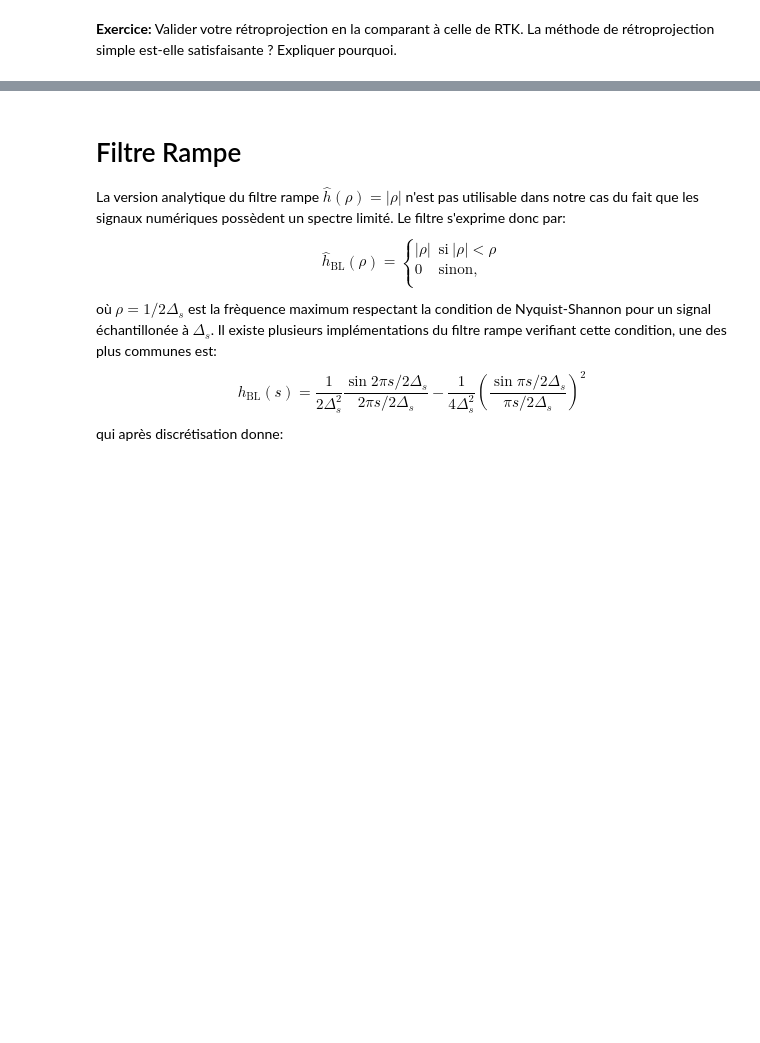
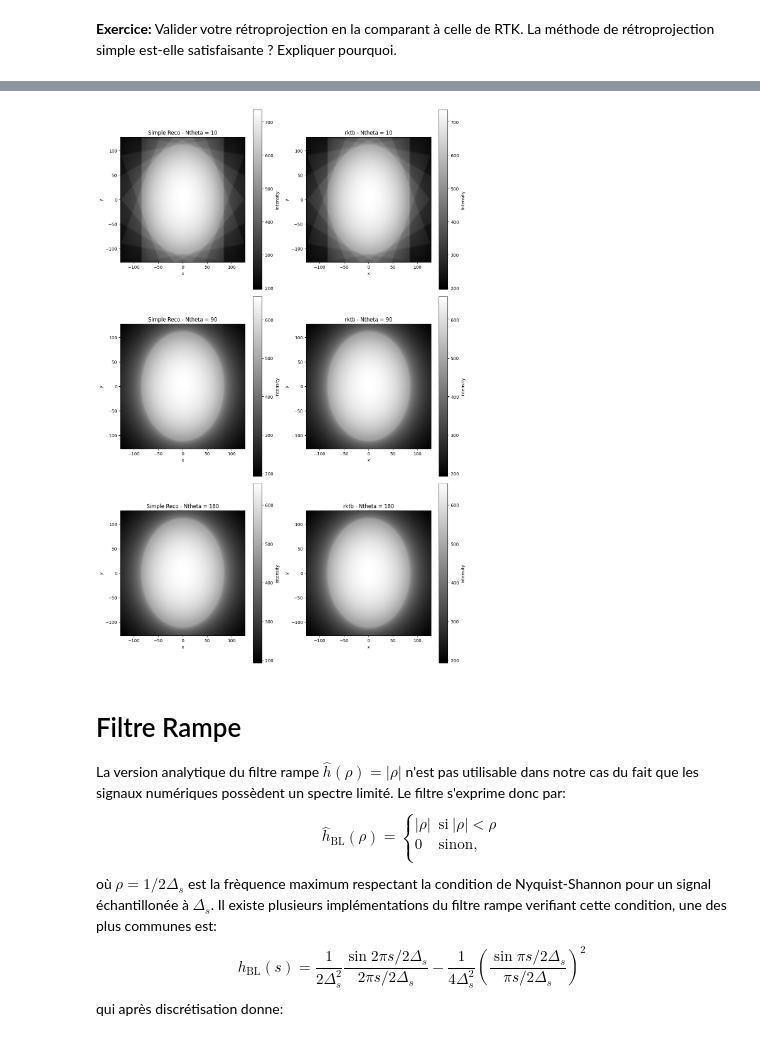
Before and after one commit to GaelleLeroux/5ETI_Imagerie_medical, a Jupyter notebook: tp_tomo.ipynb, the cells around one changed output, grey strips where cells are left out. Drawn from its saved outputs; the diff is of its cells as text; code cells hidden in the pictures; blank space fills up the shorter version.

```diff
--- a/tp_tomo.ipynb
+++ b/tp_tomo.ipynb
@@ -153,3 +272,38 @@ def BackprojectionRTK(thetadeg):
+# %%
+
+Ntheta_values = [10,90,180]
+
+plt.figure(figsize=(12, 6 * len(Ntheta_values)))  # Ajuste la taille pour plusieurs lignes
+
+for idx, Ntheta in enumerate(Ntheta_values):
+    thetadeg = np.linspace(0, 180, Ntheta).tolist()
+
+    # Supposons que RadonTransformSheppLogan et SimpleBackProjection soient définis ailleurs
+    sinogram, s = RadonTransformSheppLogan(thetadeg)
+    reconstruction = SimpleBackProjection(x, y, thetadeg, sinogram, s)
+    rktb = BackprojectionRTK(thetadeg)
+
+    # Affichage de la reconstruction Simple Reco pour chaque Ntheta
+    plt.subplot(len(Ntheta_values), 2, 2 * idx + 1)
+    plt.imshow(reconstruction, extent=(x[0], x[-1], y[0], y[-1]), cmap='gray', origin='lower')
+    plt.colorbar(label='Intensity')
+    plt.xlabel('x')
+    plt.ylabel('y')
+    plt.title(f'Simple Reco - Ntheta = {Ntheta}')
+
+    # Affichage de la reconstruction rktb pour chaque Ntheta
+    plt.subplot(len(Ntheta_values), 2, 2 * idx + 2)
+    plt.imshow(rktb, extent=(x[0], x[-1], y[0], y[-1]), cmap='gray', origin='lower')
+    plt.colorbar(label='Intensity')
+    plt.xlabel('x')
+    plt.ylabel('y')
+    plt.title(f'rktb - Ntheta = {Ntheta}')
+
+# Ajustement de la disposition pour éviter les chevauchements
+plt.tight_layout()
+plt.show()
+# %% [output]
+[figure, added]
 # %% [markdown]
 # Filtre Rampe
 La version analytique du filtre rampe $\hat h(\rho)=|\rho|$ n'est pas utilisable dans notre cas du fait que les signaux numériques possèdent un spectre limité. Le filtre s'exprime donc par:
```
Also changed, not shown: parts of 8 cells of this notebook, 1 other file.
